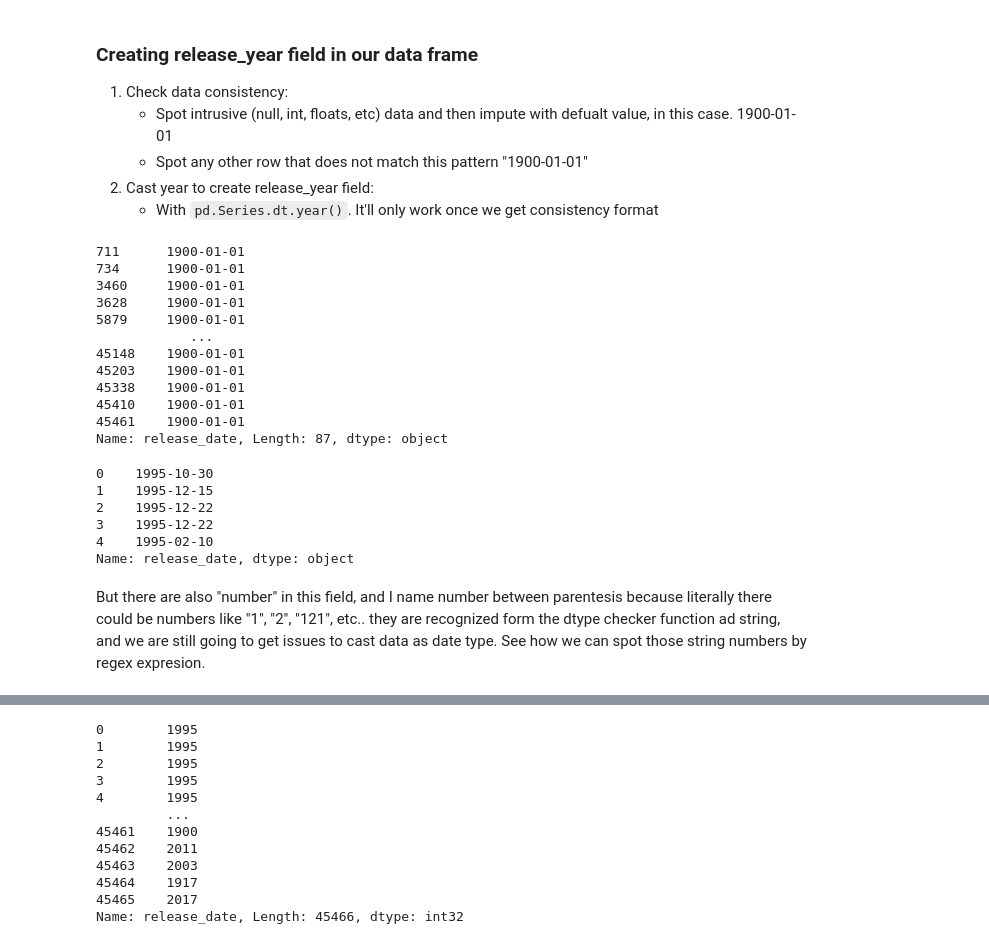
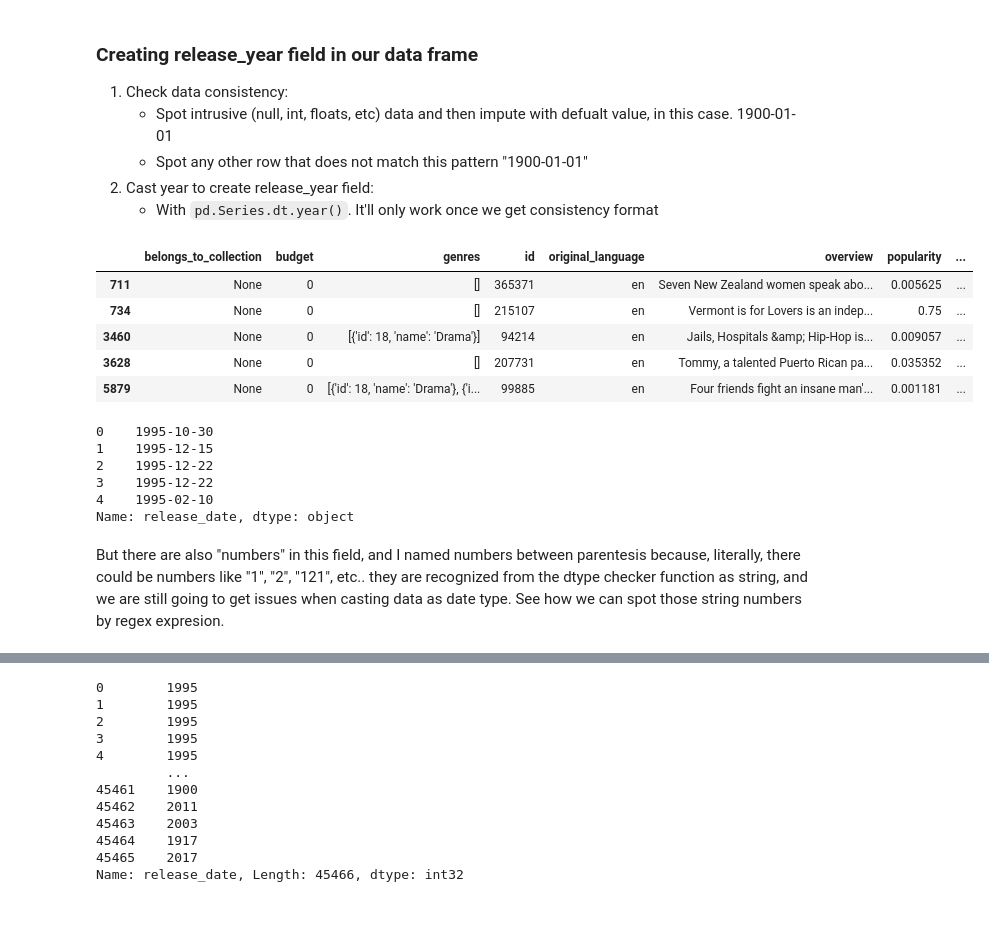
Before and after one commit to someonefrom93/PI_JUL, a Jupyter notebook: etl.ipynb, the cells around one changed output, grey strips where cells are left out. Drawn from its saved outputs; the diff is of its cells as text; code cells hidden in the pictures; blank space fills up the shorter version.

```diff
--- a/etl.ipynb
+++ b/etl.ipynb
@@ -166,23 +187,17 @@ And the above list will be usefull for slicing data and do what may be more comv
 # Spoting intrusive data
 mask_for_date_intrusives = dtype_checker(movies_df, column="release_date", data_type=str)
 # Impute with default value "1900-01-01"
-movies_df.loc[mask_for_date_intrusives] = "1900-01-01"
+movies_df.loc[mask_for_date_intrusives, "release_date"] = "1900-01-01"
 # %%
 # And, all that null or numeric field are imputed with this default value.
-movies_df.loc[mask_for_date_intrusives, "release_date"]
+movies_df.loc[mask_for_date_intrusives].head()
 # %% [output]
-711      1900-01-01
-734      1900-01-01
-3460     1900-01-01
-3628     1900-01-01
-5879     1900-01-01
-            ...
-45148    1900-01-01
-45203    1900-01-01
-45338    1900-01-01
-45410    1900-01-01
-45461    1900-01-01
-Name: release_date, Length: 87, dtype: object
+|  | belongs_to_collection | budget | genres | id | original_language | overview | popularity | ... |
+| 711 | None | 0 | [] | 365371 | en | Seven New Zealand women speak abo... | 0.005625 | ... |
+| 734 | None | 0 | [] | 215107 | en | Vermont is for Lovers is an indep... | 0.75 | ... |
+| 3460 | None | 0 | [{'id': 18, 'name': 'Drama'}] | 94214 | en | Jails, Hospitals &amp; Hip-Hop is... | 0.009057 | ... |
+| 3628 | None | 0 | [] | 207731 | en | Tommy, a talented Puerto Rican pa... | 0.035352 | ... |
+| 5879 | None | 0 | [{'id': 18, 'name': 'Drama'}, {'i... | 99885 | en | Four friends fight an insane man'... | 0.001181 | ... |
 # %%
 movies_df["release_date"].head()
 # %% [output]
@@ -193,7 +208,7 @@ movies_df["release_date"].head()
 4    1995-02-10
 Name: release_date, dtype: object
 # %% [markdown]
-But there are also "number" in this field, and I name number between parentesis because literally there could be numbers like "1", "2", "121", etc.. they are recognized form the dtype checker function ad string, and we are still going to get issues to cast data as date type. See how we can spot those string numbers by regex expresion.
+But there are also "numbers" in this field, and I named numbers between parentesis because, literally, there could be numbers like "1", "2", "121", etc.. they are recognized from the dtype checker function as string, and we are still going to get issues when casting data as date type. See how we can spot those string numbers by regex expresion.
 # %%
 regex_date = r"^\d{4}-\d{2}-\d{2}$"
 #In this lil line, by adding in the begining this ~ to our array of booleans, we get the opposite from pd.Series.str.contains(any_regex_expression)
```
Also changed, not shown: parts of 25 cells of this notebook.
